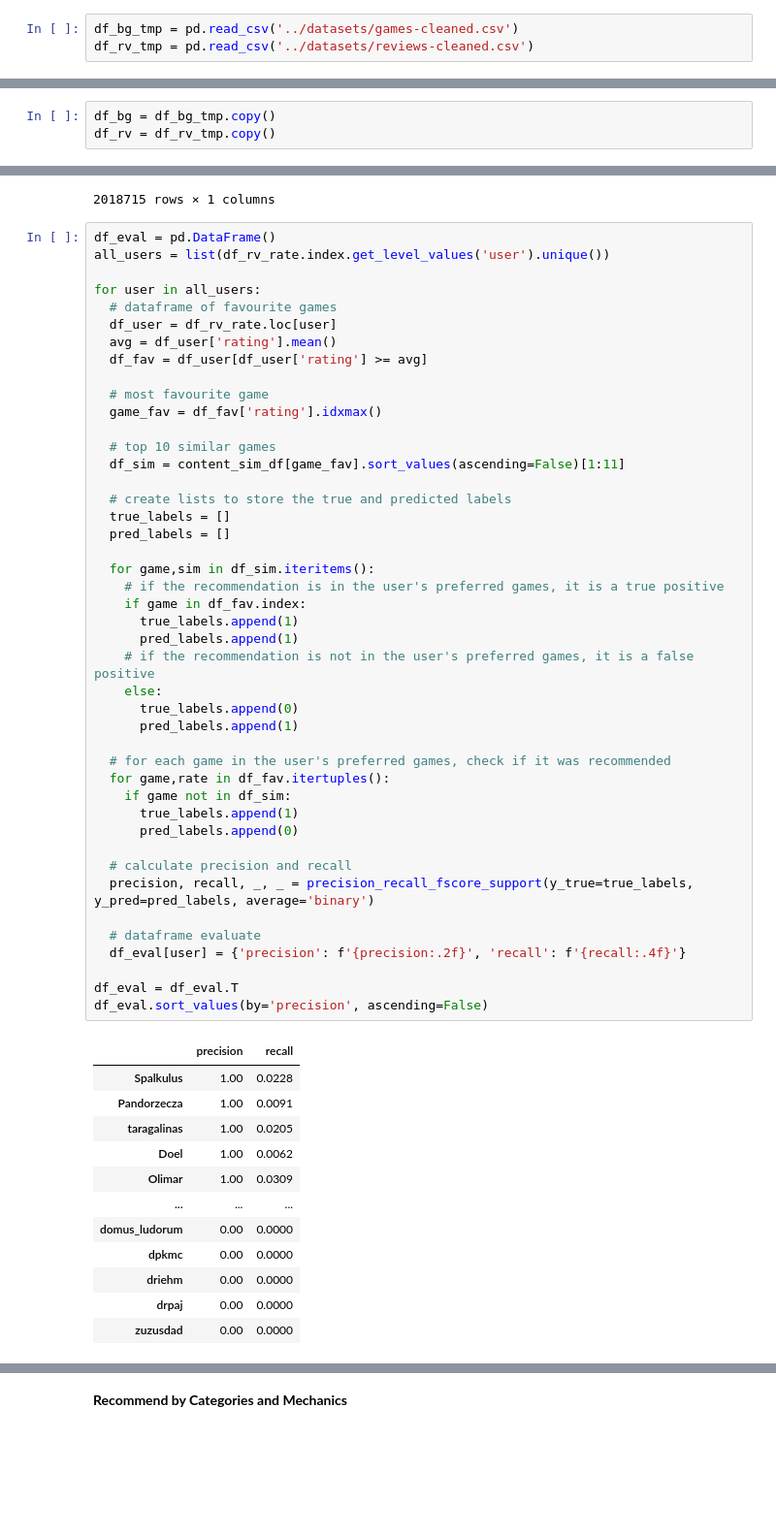
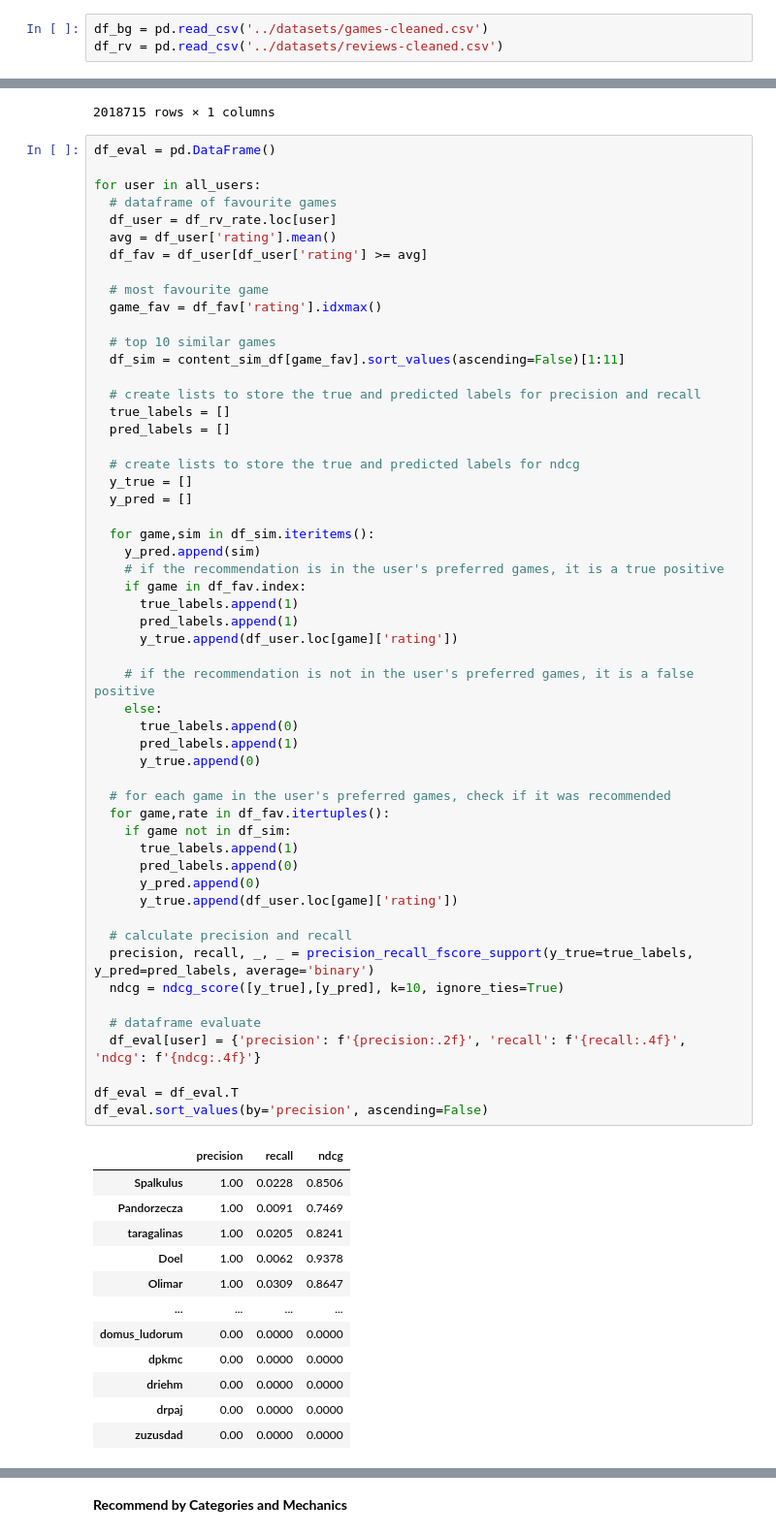
Before and after one commit to Kopzzz/Board-Game-RecCommu, a Jupyter notebook: code/3_Content-Based_Filtering.ipynb, the cells around one changed output, grey strips where cells are left out. Shown at 97% size. Saved outputs shown, nothing was run; the diff lists cells and outputs as text; blank space fills up the shorter version.

```diff
--- a/code/3_Content-Based_Filtering.ipynb
+++ b/code/3_Content-Based_Filtering.ipynb
@@ -15,13 +15,10 @@ from sklearn.metrics import precision_recall_fscore_support
 # %% [markdown]
 # Loading the Data
 # %%
-df_bg_tmp = pd.read_csv('../datasets/games-cleaned.csv')
-df_rv_tmp = pd.read_csv('../datasets/reviews-cleaned.csv')
+df_bg = pd.read_csv('../datasets/games-cleaned.csv')
+df_rv = pd.read_csv('../datasets/reviews-cleaned.csv')
 # %% [markdown]
 # Content-based Recommenders
-# %%
-df_bg = df_bg_tmp.copy()
-df_rv = df_rv_tmp.copy()
 # %%
 df_bg.head()
 # %% [output]
@@ -154,7 +149,6 @@ df_rv_rate
 2018715 rows × 1 columns
 # %%
 df_eval = pd.DataFrame()
-all_users = list(df_rv_rate.index.get_level_values('user').unique())
 
 for user in all_users:
   # dataframe of favourite games
@@ -168,44 +162,55 @@ for user in all_users:
   # top 10 similar games
   df_sim = content_sim_df[game_fav].sort_values(ascending=False)[1:11]
 
-  # create lists to store the true and predicted labels
+  # create lists to store the true and predicted labels for precision and recall
   true_labels = []
   pred_labels = []
 
+  # create lists to store the true and predicted labels for ndcg
+  y_true = []
+  y_pred = []
+
   for game,sim in df_sim.iteritems():
+    y_pred.append(sim)
     # if the recommendation is in the user's preferred games, it is a true positive
     if game in df_fav.index:
       true_labels.append(1)
       pred_labels.append(1)
+      y_true.append(df_user.loc[game]['rating'])
+
     # if the recommendation is not in the user's preferred games, it is a false positive
     else:
       true_labels.append(0)
       pred_labels.append(1)
+      y_true.append(0)
 
   # for each game in the user's preferred games, check if it was recommended
   for game,rate in df_fav.itertuples():
     if game not in df_sim:
       true_labels.append(1)
       pred_labels.append(0)
+      y_pred.append(0)
+      y_true.append(df_user.loc[game]['rating'])
 
   # calculate precision and recall
   precision, recall, _, _ = precision_recall_fscore_support(y_true=true_labels, y_pred=pred_labels, average='binary')
+  ndcg = ndcg_score([y_true],[y_pred], k=10, ignore_ties=True)
 
   # dataframe evaluate
-  df_eval[user] = {'precision': f'{precision:.2f}', 'recall': f'{recall:.4f}'}
+  df_eval[user] = {'precision': f'{precision:.2f}', 'recall': f'{recall:.4f}', 'ndcg': f'{ndcg:.4f}'}
 
 df_eval = df_eval.T
 df_eval.sort_values(by='precision', ascending=False)
 # %% [output]
-|  | precision | recall |
-| Spalkulus | 1.00 | 0.0228 |
-| Pandorzecza | 1.00 | 0.0091 |
-| taragalinas | 1.00 | 0.0205 |
-| Doel | 1.00 | 0.0062 |
-| Olimar | 1.00 | 0.0309 |
-| ... | ... | ... |
-| domus_ludorum | 0.00 | 0.0000 |
-| dpkmc | 0.00 | 0.0000 |
-| driehm | 0.00 | 0.0000 |
-| drpaj | 0.00 | 0.0000 |
-| zuzusdad | 0.00 | 0.0000 |
+|  | precision | recall | ndcg |
+| Spalkulus | 1.00 | 0.0228 | 0.8506 |
+| Pandorzecza | 1.00 | 0.0091 | 0.7469 |
+| taragalinas | 1.00 | 0.0205 | 0.8241 |
+| Doel | 1.00 | 0.0062 | 0.9378 |
+| Olimar | 1.00 | 0.0309 | 0.8647 |
+| ... | ... | ... | ... |
+| domus_ludorum | 0.00 | 0.0000 | 0.0000 |
+| dpkmc | 0.00 | 0.0000 | 0.0000 |
+| driehm | 0.00 | 0.0000 | 0.0000 |
+| drpaj | 0.00 | 0.0000 | 0.0000 |
+| zuzusdad | 0.00 | 0.0000 | 0.0000 |
```
Also changed, not shown: parts of 10 cells of this notebook.
